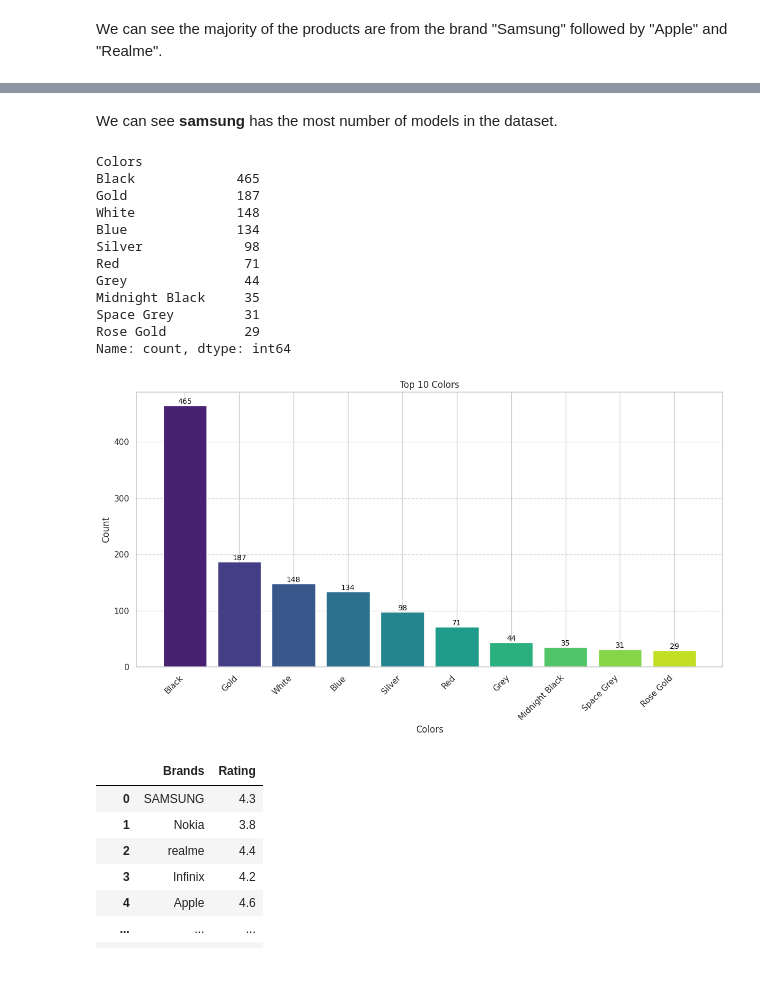
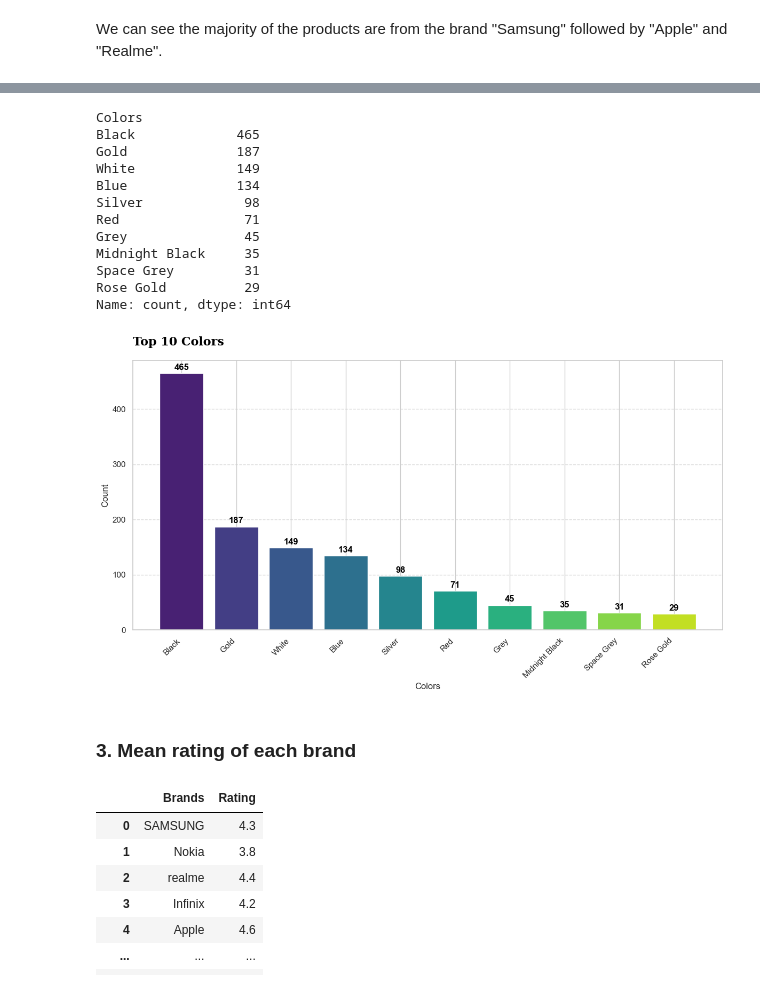
Before and after one commit to Vahsir7/EDA, a Jupyter notebook: mobile_sales/analysis.ipynb, the cells around one changed output, grey strips where cells are left out. Saved outputs shown, nothing was run; the diff lists cells and outputs as text; code cells hidden in the pictures.

```diff
--- a/mobile_sales/analysis.ipynb
+++ b/mobile_sales/analysis.ipynb
@@ -69,0 +81,4 @@ data.duplicated().sum()
+# %%
+#apply strip to each column
+data = data.apply(lambda x: x.str.strip() if x.dtype == "object" else x)
+data
@@ -200,5 +244,3 @@ plt.show()
-# %% [markdown]
-We can see **samsung** has the most number of models in the dataset.
 # %%
 color_count = data.Colors.value_counts()
 
@@ -208,52 +250,53 @@ color_count
 Colors
 Black             465
 Gold              187
-White             148
+White             149
 Blue              134
 Silver             98
 Red                71
-Grey               44
+Grey               45
 Midnight Black     35
 Space Grey         31
 Rose Gold          29
 Name: count, dtype: int64
 # %%
-# Set the style for seaborn
 sns.set_theme(style="whitegrid")
 
-# Set up the matplotlib figure
 plt.figure(figsize=(12, 7))
 
-# Title of the plot
-plt.title("Top 10 Colors")
+plt.title("Top 10 Colors", pad=20 , loc="left" ,fontdict={'family':'serif',
+                                                        'color':'Black',
+                                                        'weight':'bold',
+                                                        'size': 16,
+                                                        'stretch':'expanded'})
 
-# Create the bar plot with a custom color palette
-# If you want to use a color palette, choose a suitable one or create a custom one
+
 custom_palette = sns.color_palette("viridis", len(color_count))
 
 # Create the bar plot
 bars = plt.bar(color_count.index, color_count.values, color=custom_palette)
 
 # Add grid lines for better readability
 plt.grid(axis='y', linestyle='--', alpha=0.7)
 
 # Add value labels on top of each bar
 for bar in bars:
     yval = bar.get_height()
-    plt.text(bar.get_x() + bar.get_width() / 2, yval, f'{yval}', va='bottom', ha='center', fontsize=10, color='black')
-
+    plt.text(bar.get_x() + bar.get_width() / 2, yval+3, f'{yval}', va='bottom', ha='center', fontsize=12, color='black', weight='bold')
 # Customize x-axis and y-axis labels
 plt.xlabel('Colors')
 plt.ylabel('Count')
 
 # Rotate x-axis labels if necessary
 plt.xticks(rotation=45, ha='right')
 
 # Show the plot
 plt.tight_layout()
 plt.show()
 # %% [output]
-[figure, old version]
+[figure, new version]
+# %% [markdown]
+### 3. Mean rating of each brand
 # %%
 brand_rating = data[["Brands","Rating"]]
 brand_rating = brand_rating.dropna()
```
Also changed, not shown: parts of 52 cells of this notebook, 2 other files.
